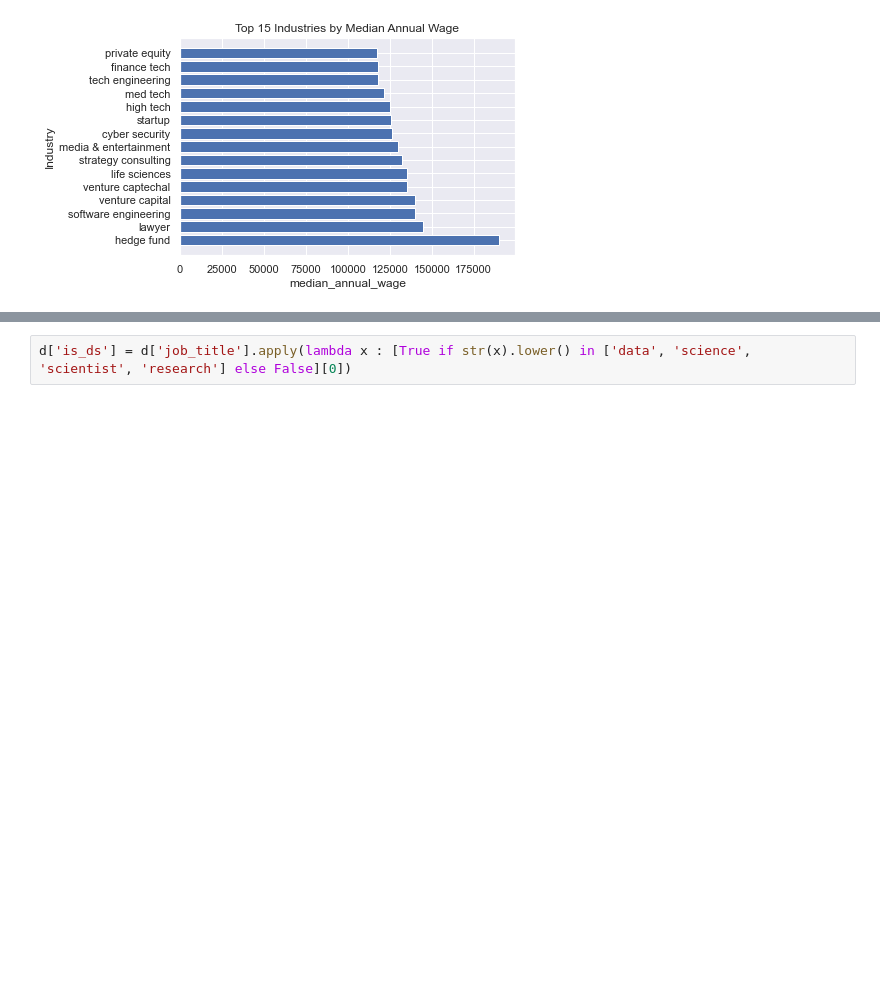
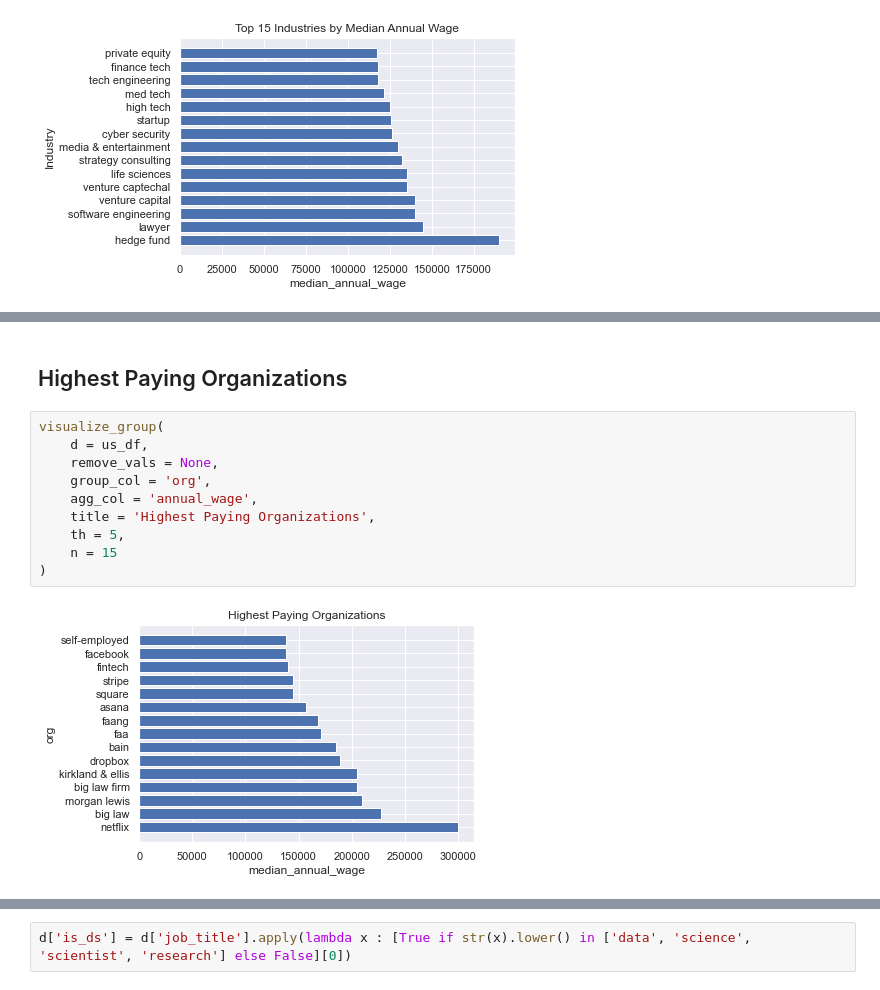
Before and after one commit to vatsal220/medium_articles, a Jupyter notebook: salary_analytics/salary.ipynb, the cells around one changed output, grey strips where cells are left out. Drawn from its saved outputs; the diff is of its cells as text; blank space fills up the shorter version.

```diff
--- a/salary_analytics/salary.ipynb
+++ b/salary_analytics/salary.ipynb
@@ -451,0 +443,14 @@ d.head()
+# %% [markdown]
+## Highest Paying Organizations
+# %%
+visualize_group(
+    d = us_df,
+    remove_vals = None,
+    group_col = 'org',
+    agg_col = 'annual_wage',
+    title = 'Highest Paying Organizations',
+    th = 5,
+    n = 15
+)
+# %% [output]
+[figure, added]
```
Also changed, not shown: parts of 22 cells of this notebook.
